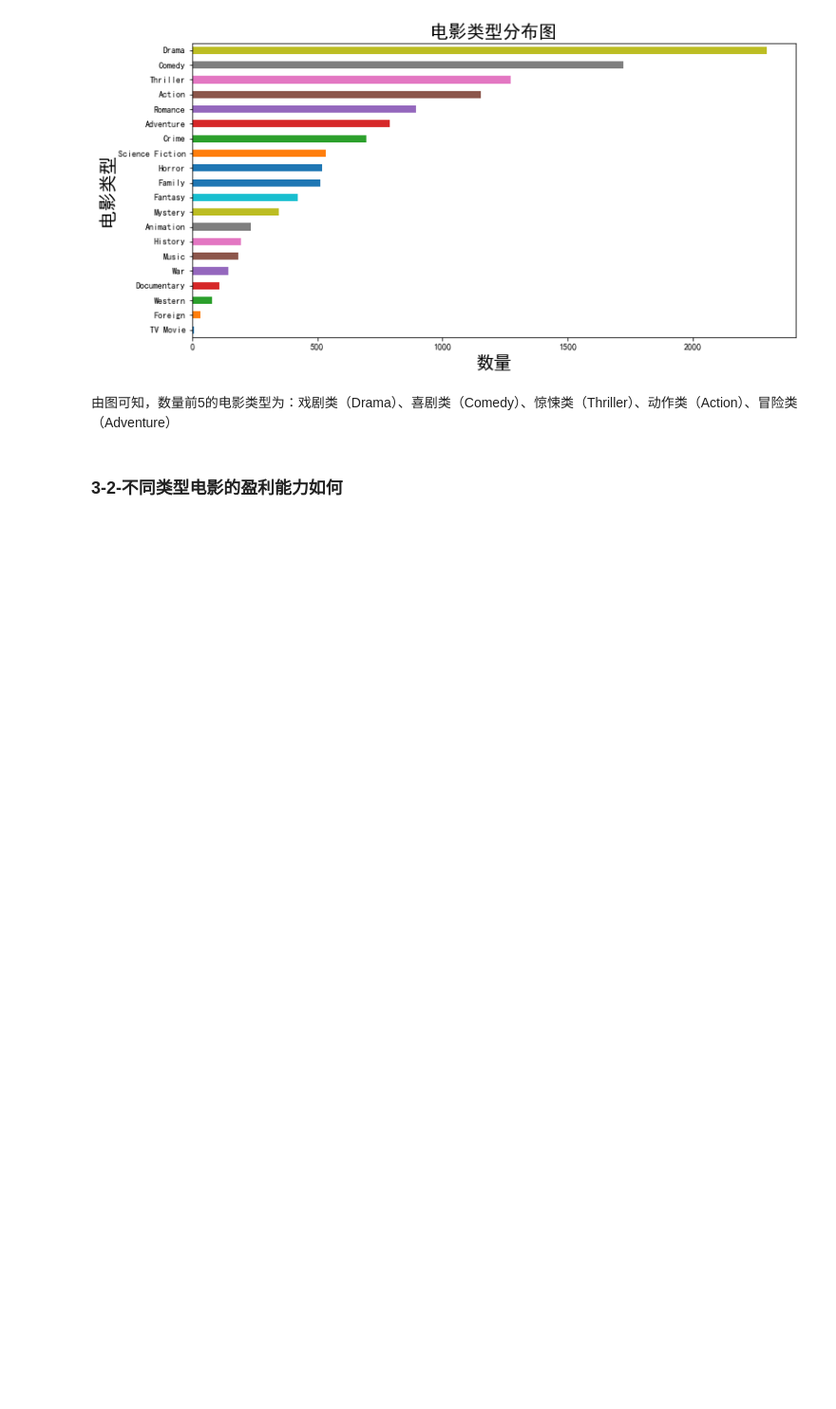
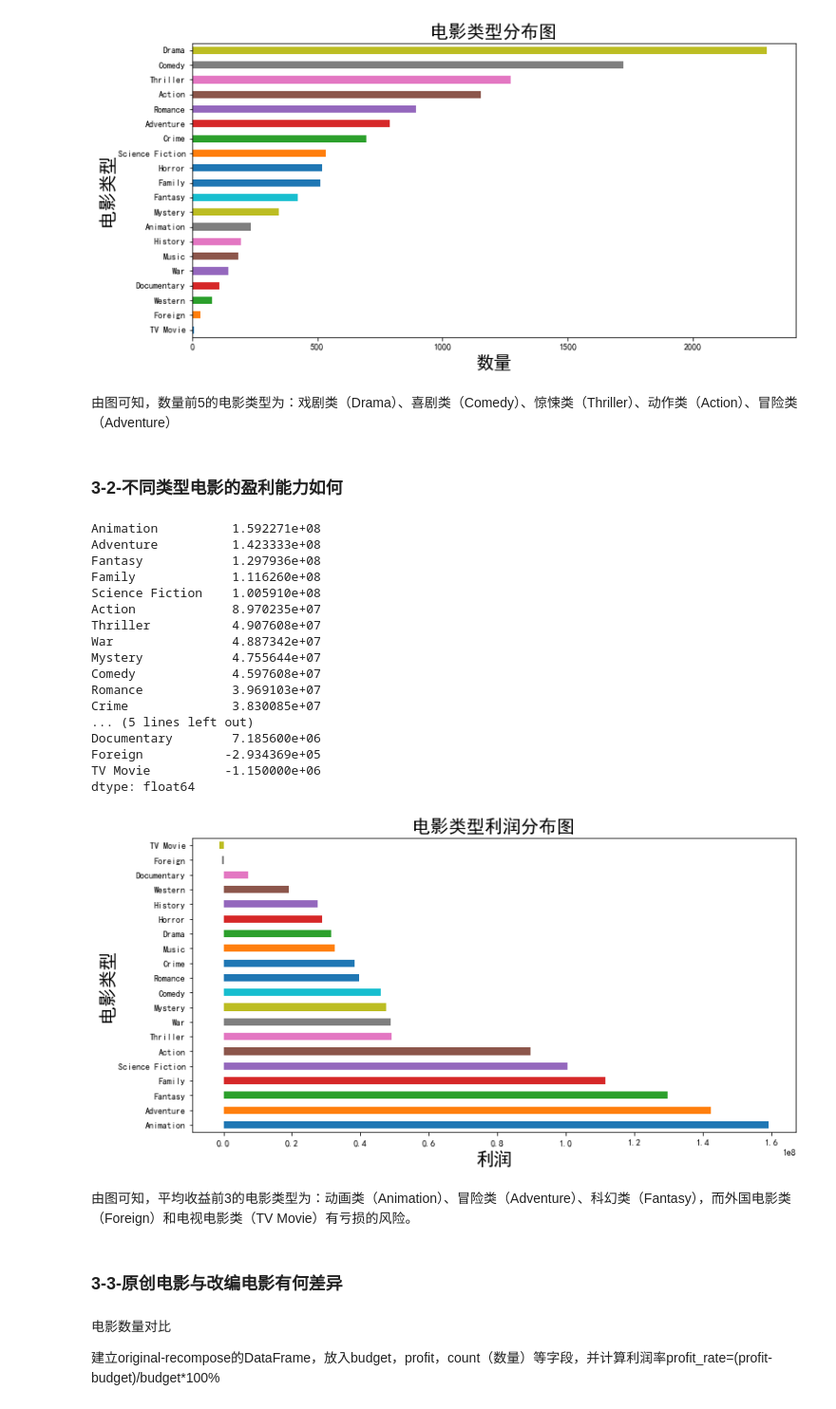
Before and after one commit to Brokenwind/TMDB, a Jupyter notebook: tmdb.ipynb, the cells around one changed output. Shown: that part at 95% size. Drawn from its saved outputs; the diff is of its cells as text; code cells hidden in the pictures; blank space fills up the shorter version.

```diff
--- a/tmdb.ipynb
+++ b/tmdb.ipynb
@@ -255,3 +243,56 @@ showGenSum(genre_sum)
 由图可知，数量前5的电影类型为：戏剧类（Drama）、喜剧类（Comedy）、惊悚类（Thriller）、动作类（Action）、冒险类（Adventure）
 # %% [markdown]
 ### 3-2-不同类型电影的盈利能力如何
+# %%
+def get_genre_profit(total):
+    profit_df = pd.DataFrame()
+    total['profit'] = total['revenue'] - total['budget']
+    profit_df = pd.concat([genre_df.iloc[:, :-1], total['profit']], axis=1)
+    profit_by_genre = pd.Series(index=genre_set)
+    for genre in genre_set:
+        # 每次循环按照一个类型进行划分，分成是这一类型和不是这一类型两种，然后分别计算这两类的平均值，然后取是这一类的均值
+        # 注意 loc[1],指的是索引为1的那一行，而不是行号
+        profit_by_genre[genre] = profit_df.groupby(genre)['profit'].mean().loc[1]
+    profit_by_genre = profit_by_genre.sort_values(ascending=False)
+
+    print(profit_by_genre)
+
+    return profit_by_genre
+# %%
+def show_genre_profit(profit_by_genre):
+    plt.rcParams['font.sans-serif'] = ['SimHei']
+    profit_by_genre.plot.barh(label='genre', figsize=(12, 6))
+    plt.title('电影类型利润分布图', fontsize=20)
+    plt.xlabel('利润', fontsize=20)
+    plt.ylabel('电影类型', fontsize=20)
+    plt.show()
+# %%
+profit_by_genre = get_genre_profit(total)
+show_genre_profit(profit_by_genre)
+# %% [output]
+Animation          1.592271e+08
+Adventure          1.423333e+08
+Fantasy            1.297936e+08
+Family             1.116260e+08
+Science Fiction    1.005910e+08
+Action             8.970235e+07
+Thriller           4.907608e+07
+War                4.887342e+07
+Mystery            4.755644e+07
+Comedy             4.597608e+07
+Romance            3.969103e+07
+Crime              3.830085e+07
+... (5 lines left out)
+Documentary        7.185600e+06
+Foreign           -2.934369e+05
+TV Movie          -1.150000e+06
+dtype: float64
+[figure, added]
+# %% [markdown]
+由图可知，平均收益前3的电影类型为：动画类（Animation）、冒险类（Adventure）、科幻类（Fantasy），而外国电影类（Foreign）和电视电影类（TV Movie）有亏损的风险。
+# %% [markdown]
+### 3-3-原创电影与改编电影有何差异
+# %% [markdown]
+电影数量对比
+
+建立original-recompose的DataFrame，放入budget，profit，count（数量）等字段，并计算利润率profit_rate=(profit-budget)/budget*100%
```
Also changed, not shown: parts of 40 cells of this notebook.
